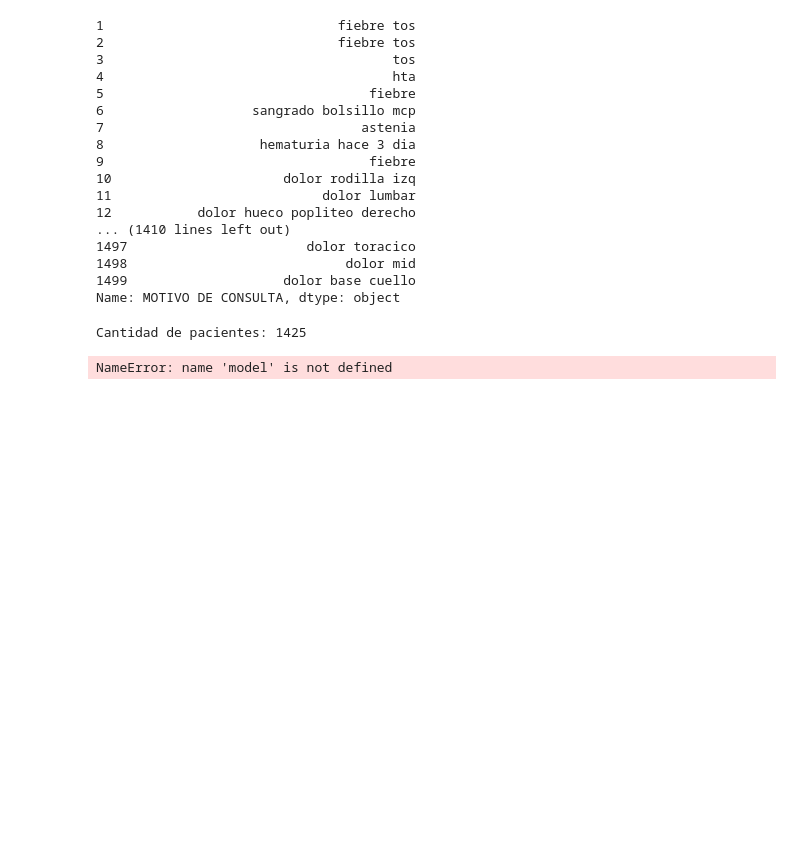
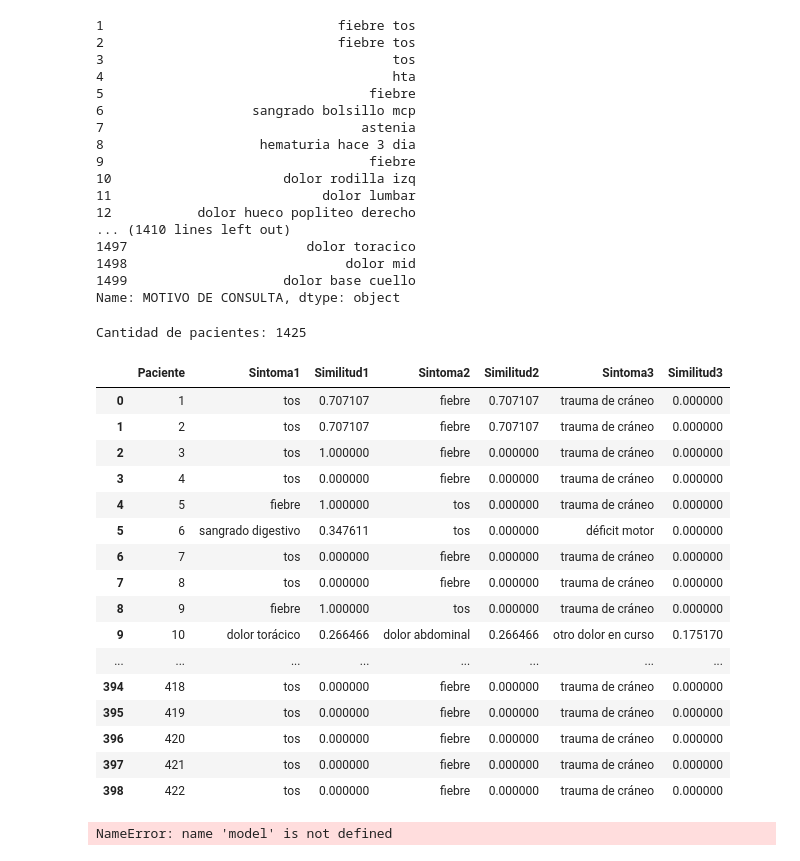
Before and after one commit to Adriellevy/Triage_HF, a Jupyter notebook: DataAnalysisAndReports/notebooks/Triage_HF.ipynb, the cells around one changed output. Saved outputs shown, nothing was run; the diff lists cells and outputs as text; code cells hidden in the pictures; blank space fills up the shorter version.

Commit message:
guarado de top 3 similitudes + sintomas sin alguna prediccion

```diff
--- a/DataAnalysisAndReports/notebooks/Triage_HF.ipynb
+++ b/DataAnalysisAndReports/notebooks/Triage_HF.ipynb
@@ -522,24 +522,64 @@ Cantidad de pacientes: 1425
 # %%
 
 sintomas_rellenados_por_enfermeros = train_df['MOTIVO DE CONSULTA'].tolist()
-# Síntoma escrito por el enfermero
-sintoma_enfermero = ["dolor hueco popliteo derecho"]
 
+resultados = []
 # Lista de síntomas ideales
 sintomas_ideales = ['convulsiones', 'trauma de cráneo', 'dolor torácico', 'dorsal', 'dolor abdominal', 'lumbar', 'cefalea', 'déficit motor', 'disartria', 'afasia', 'pérdida aguda de visión', 'disnea', 'otro dolor en curso', 'sobredosis de fármacos', 'ingesta de tóxicos', 'sangrado digestivo', 'fiebre', 'tos']
 
-# Unimos las listas
-textos = sintoma_enfermero + sintomas_ideales
+#DataFrame para guardar los resultados
+df_relacion_pacientes_sintomas = pd.DataFrame(columns=['Paciente', 'Sintoma', 'Similitud'])
+# Iteramos sobre cada paciente
+for index, row in train_df.iterrows():
+    # Síntoma del paciente
+    sintoma_paciente = [row['MOTIVO DE CONSULTA']]
 
-# Calculamos TF-IDF
-vectorizer = TfidfVectorizer().fit_transform(textos)
+    # Unimos las listas
+    textos = sintoma_paciente + sintomas_ideales
 
-# Obtenemos la matriz de similitud del coseno
-similitud_coseno = cosine_similarity(vectorizer)
+    # Calculamos TF-IDF
+    vectorizer = TfidfVectorizer().fit_transform(textos)
 
-# Imprimimos las similitudes
-for i in range(len(sintomas_ideales)):
-    print(f"La similitud entre '{sintoma_enfermero[0]}' y '{sintomas_ideales[i]}' es {similitud_coseno[0][i+1]}")
+    # Obtenemos la matriz de similitud del coseno
+    similitud_coseno = cosine_similarity(vectorizer)
+
+    indices_ordenados = np.argsort(similitud_coseno[0][1:])[::-1]
+
+    # Guardamos el paciente, los tres síntomas con mayor similitud y sus valores de similitud
+    resultados.append({
+        'Paciente': index,
+        'Sintoma real': sintoma_paciente,
+        'Sintoma1': sintomas_ideales[indices_ordenados[0]],
+        'Similitud1': similitud_coseno[0][indices_ordenados[0]+1],
+        'Sintoma2': sintomas_ideales[indices_ordenados[1]],
+        'Similitud2': similitud_coseno[0][indices_ordenados[1]+1],
+        'Sintoma3': sintomas_ideales[indices_ordenados[2]],
+        'Similitud3': similitud_coseno[0][indices_ordenados[2]+1]
+    })
+
+df_relacion_pacientes_sintomas = pd.DataFrame(resultados)
+display(df_relacion_pacientes_sintomas)
+
+# Ahora puedes agregar la columna de edad a tu DataFrame
+# df_sintomas['Edad'] = train_df['Edad']
+# %% [output]
+|  | Paciente | Sintoma1 | Similitud1 | Sintoma2 | Similitud2 | Sintoma3 | Similitud3 |
+| 0 | 1 | tos | 0.707107 | fiebre | 0.707107 | trauma de cráneo | 0.000000 |
+| 1 | 2 | tos | 0.707107 | fiebre | 0.707107 | trauma de cráneo | 0.000000 |
+| 2 | 3 | tos | 1.000000 | fiebre | 0.000000 | trauma de cráneo | 0.000000 |
+| 3 | 4 | tos | 0.000000 | fiebre | 0.000000 | trauma de cráneo | 0.000000 |
+| 4 | 5 | fiebre | 1.000000 | tos | 0.000000 | trauma de cráneo | 0.000000 |
+| 5 | 6 | sangrado digestivo | 0.347611 | tos | 0.000000 | déficit motor | 0.000000 |
+| 6 | 7 | tos | 0.000000 | fiebre | 0.000000 | trauma de cráneo | 0.000000 |
+| 7 | 8 | tos | 0.000000 | fiebre | 0.000000 | trauma de cráneo | 0.000000 |
+| 8 | 9 | fiebre | 1.000000 | tos | 0.000000 | trauma de cráneo | 0.000000 |
+| 9 | 10 | dolor torácico | 0.266466 | dolor abdominal | 0.266466 | otro dolor en curso | 0.175170 |
+| ... | ... | ... | ... | ... | ... | ... | ... |
+| 394 | 418 | tos | 0.000000 | fiebre | 0.000000 | trauma de cráneo | 0.000000 |
+| 395 | 419 | tos | 0.000000 | fiebre | 0.000000 | trauma de cráneo | 0.000000 |
+| 396 | 420 | tos | 0.000000 | fiebre | 0.000000 | trauma de cráneo | 0.000000 |
+| 397 | 421 | tos | 0.000000 | fiebre | 0.000000 | trauma de cráneo | 0.000000 |
+| 398 | 422 | tos | 0.000000 | fiebre | 0.000000 | trauma de cráneo | 0.000000 |
 # %%
 word_vectors = [model.wv[word] for word in model.wv.index_to_key]
 print(word_vectors)
```
Also changed, not shown: parts of 2 cells of this notebook.
